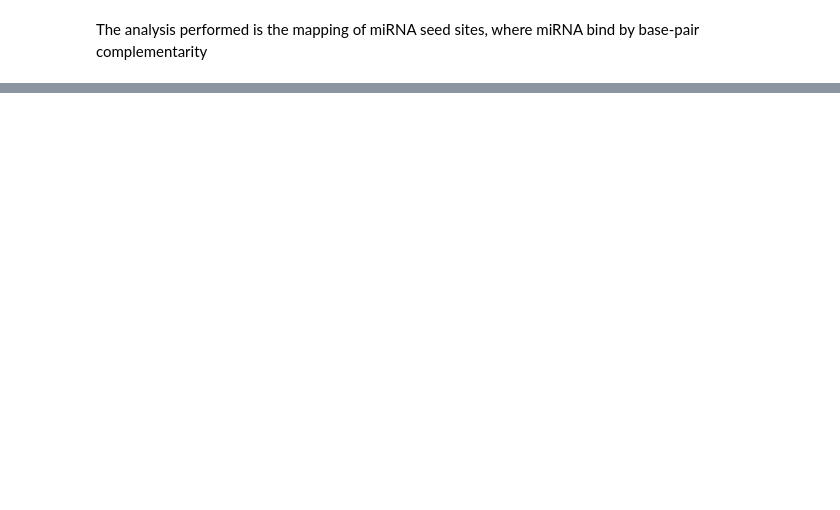
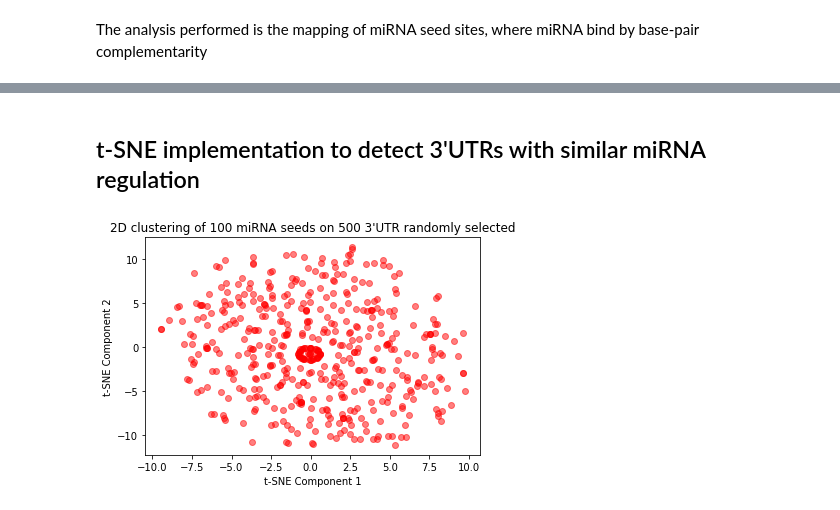
Before and after one commit to xbdr86/biof309_xbdr86_utr, a Jupyter notebook: UTR_analysis.ipynb, the cells around one changed output, grey strips where cells are left out. Saved outputs shown, nothing was run; the diff lists cells and outputs as text; code cells hidden in the pictures; blank space fills up the shorter version.

Commit message:
tsne analysis

```diff
--- a/UTR_analysis.ipynb
+++ b/UTR_analysis.ipynb
@@ -71,0 +91,30 @@ dtype: object
+# %% [markdown]
+## t-SNE implementation to detect 3'UTRs with similar miRNA regulation
+# %%
+# Import TSNE
+from sklearn.manifold import TSNE
+
+# Create a TSNE instance: model
+model = TSNE(learning_rate=50)
+
+#Subset data miRNA sites
+all_samples = utr.iloc[:, 3:]
+subset_samples = all_samples.sample(n=500, random_state=86)
+
+# Apply fit_transform to samples: tsne_features
+tsne_features = model.fit_transform(subset_samples)
+
+# Select component 1
+xs = tsne_features[:,0]
+
+# Select component 2
+ys = tsne_features[:,1]
+
+# Scatter plot by component 1 and 2
+plt.scatter(xs, ys, alpha=0.5, color="red")
+plt.title("2D clustering of 100 miRNA seeds on 500 3'UTR randomly selected")
+plt.ylabel('t-SNE Component 2')
+plt.xlabel('t-SNE Component 1')
+plt.show()
+# %% [output]
+[figure, added]
```
Also changed, not shown: parts of 8 cells of this notebook, 3 other files.
